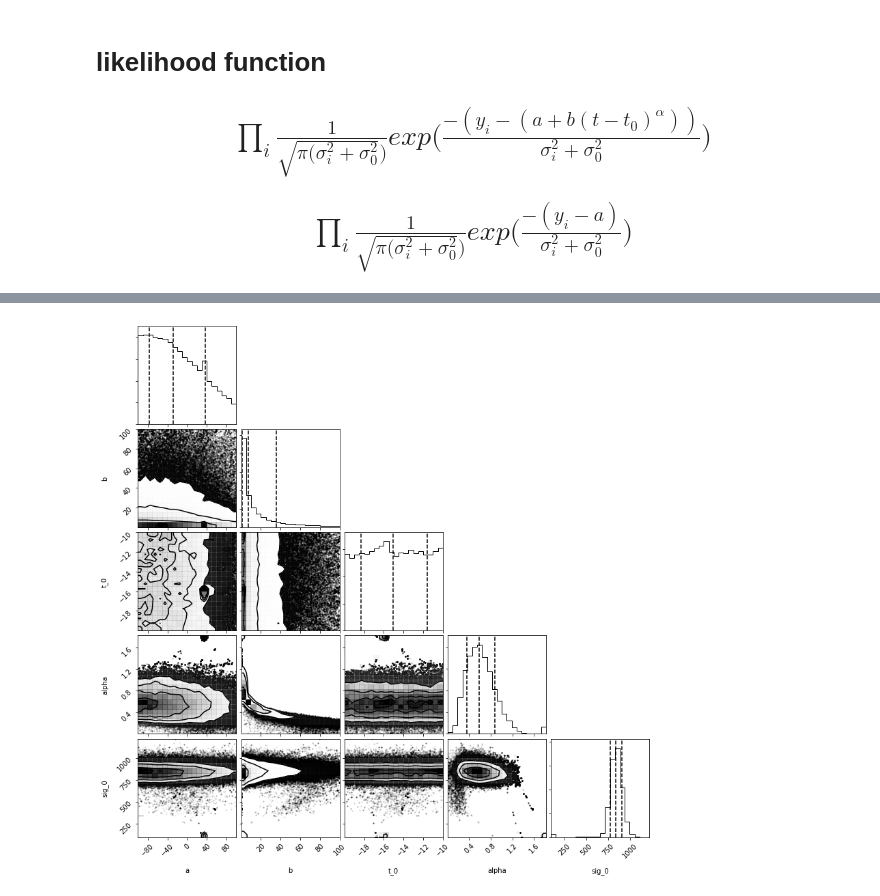
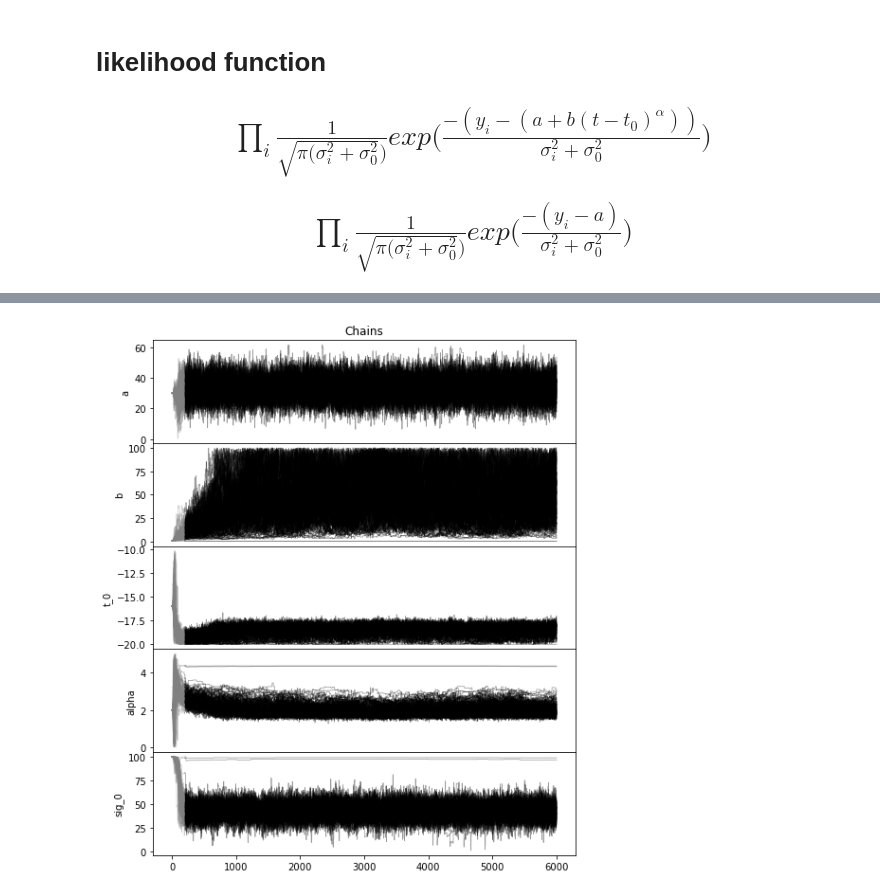
Before and after one commit to adamamiller/iptf16hvw-1, a Jupyter notebook: Early LC analysis - emcee.ipynb, the cells around one changed output, grey strips where cells are left out. Saved outputs shown, nothing was run; the diff lists cells and outputs as text; code cells hidden in the pictures.

```diff
--- a/Early LC analysis - emcee.ipynb
+++ b/Early LC analysis - emcee.ipynb
@@ -66,7 +111,7 @@ def lnlikelihood(theta, f, t, f_err):
 #Define priors on parameters
 def lnprior(theta):
     a, b, t_0, alpha, sig_0 = theta
-    if(-20 < t_0 < -10 and 0 < alpha < 5 and sig_0 > 0 and -100 < a < 100 and  0 < b < 100):
+    if(-20 < t_0 < -10 and 0 < alpha < 5 and 0 < sig_0 < 100 and -100 < a < 100 and  0 < b < 100):
         return 0.0
     return -np.inf
 
@@ -87,10 +132,10 @@ nfac = [1e-2, 1e-2, 1e-2, 1e-2, 1e-2]
 ndim = len(guess_0)
 ncores=6
 pos = [guess_0 + nfac * np.random.randn(ndim) for i in range(nwalkers)]
-sampler = emcee.EnsembleSampler(nwalkers, ndim, posterior, args=(np.array(R['Flux']), np.array(R['phase']) , np.array(R['Fluxerr'])), threads = ncores)
+sampler_R = emcee.EnsembleSampler(nwalkers, ndim, posterior, args=(np.array(R['Flux']), np.array(R['phase']) , np.array(R['Fluxerr'])), threads = ncores)
 
 nsamples = 6000
-foo = sampler.run_mcmc(pos, nsamples)
+foo = sampler_R.run_mcmc(pos, nsamples)
 # %%
 # set a "burn-in" limit
 nburn = 200
@@ -137,10 +157,6 @@ plt.show()
-# %%
-#corner plot
-def makeCorner(sampler, nburn, paramsNames, quantiles=[0.16, 0.5, 0.84]):
-    samples = sampler.chain[:, nburn:, :].reshape((-1, len(paramsNames)))
-    f = corner.corner(samples, labels = paramsNames, quantiles = quantiles)
-
-makeCorner(sampler, nburn, paramsNames)
-plt.show()
-# %% [output]
-[figure, removed]
+# %%
+axR = plotChains(sampler_R, nburn, paramsNames)
+plt.savefig('Chains')
+plt.show()
+# %% [output]
+[figure, added]
```
Also changed, not shown: parts of 9 cells of this notebook.
